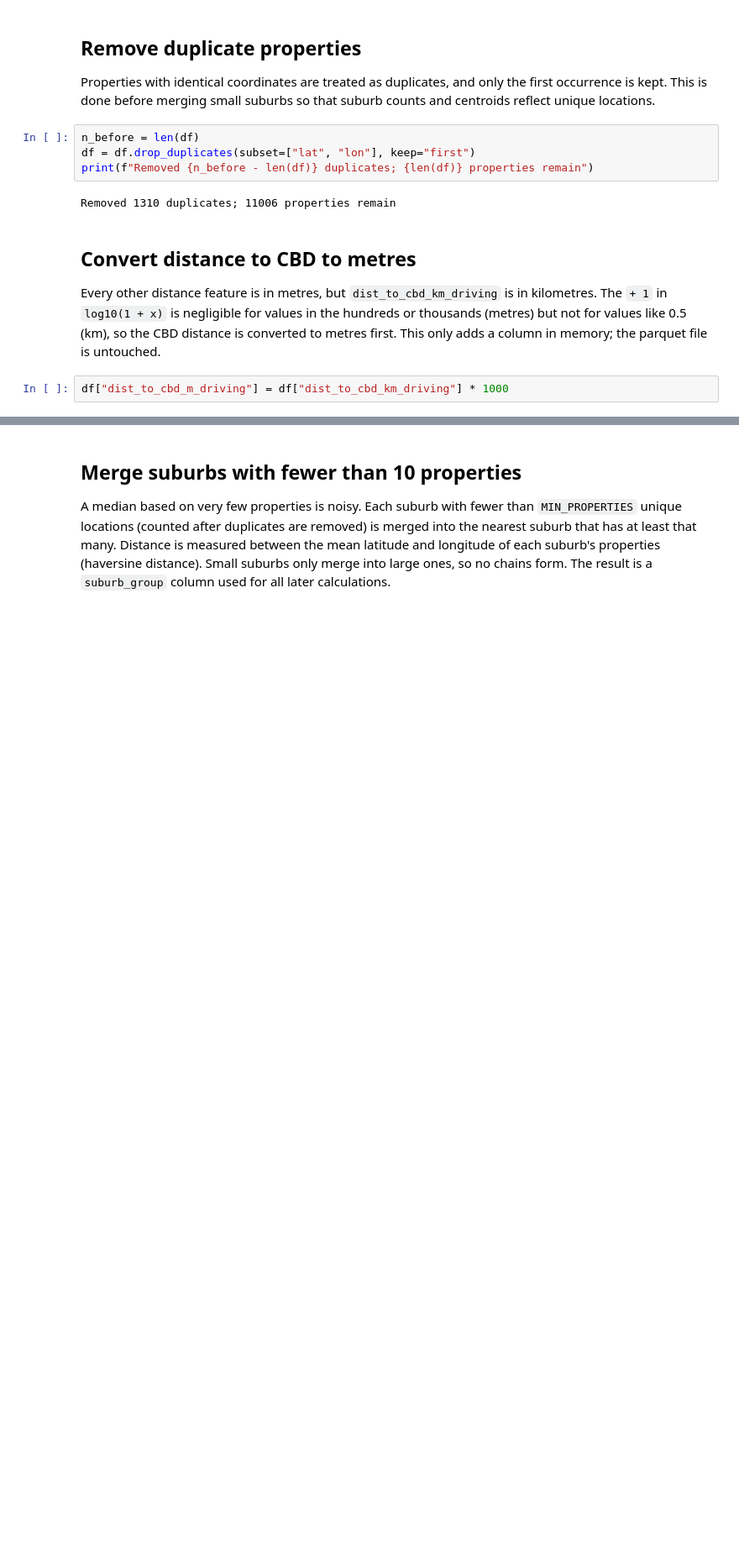
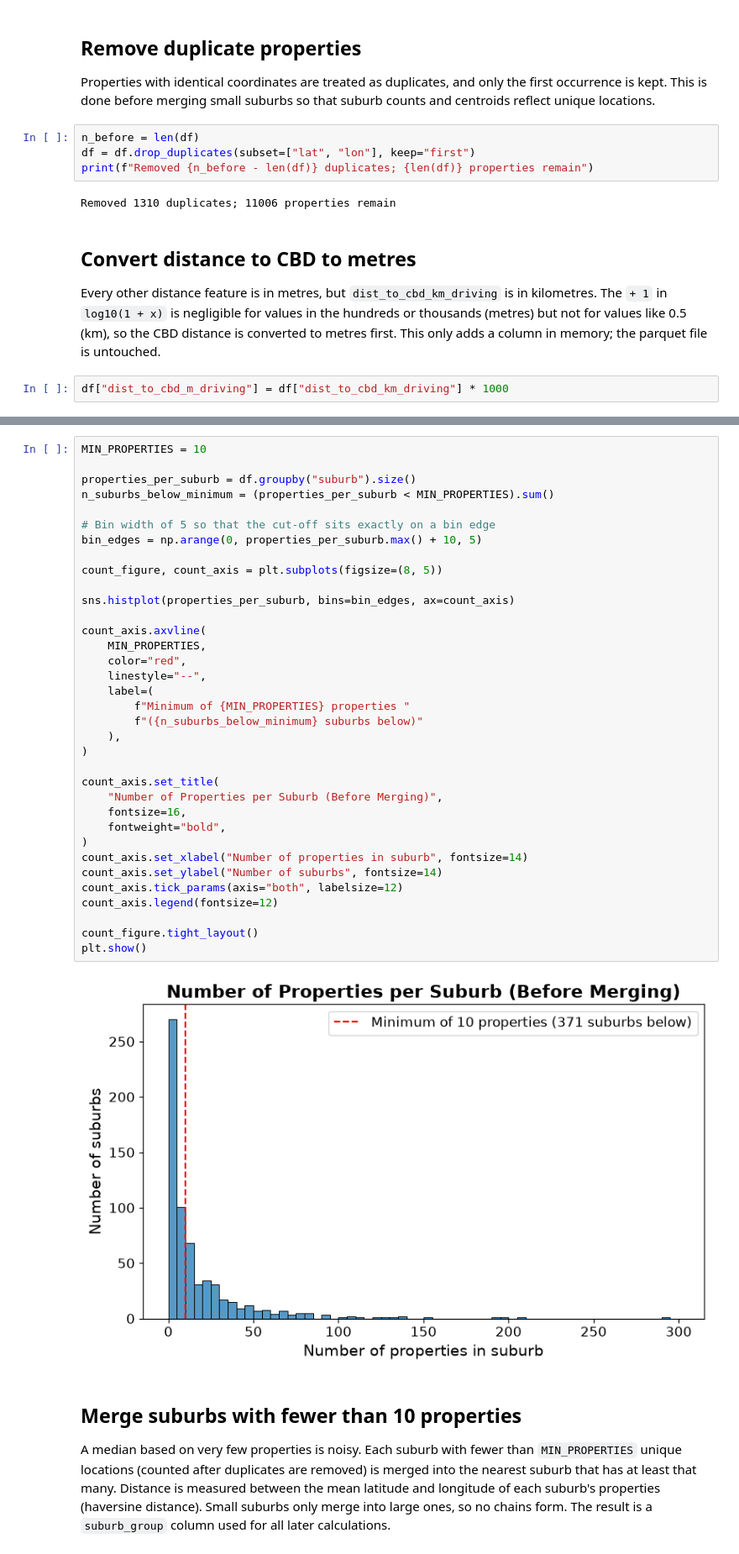
Before and after one commit to NikhilGaba49/industry-project-group-1, a Jupyter notebook: notebooks/calculate_liveability.ipynb, the cells around one changed output, grey strips where cells are left out. Shown at 84% size. Cells and saved outputs as stored; diff of their text form; blank space fills up the shorter version.

```diff
--- a/notebooks/calculate_liveability.ipynb
+++ b/notebooks/calculate_liveability.ipynb
@@ -55,3 +63,40 @@ df["dist_to_cbd_m_driving"] = df["dist_to_cbd_km_driving"] * 1000
+# %%
+MIN_PROPERTIES = 10
+
+properties_per_suburb = df.groupby("suburb").size()
+n_suburbs_below_minimum = (properties_per_suburb < MIN_PROPERTIES).sum()
+
+# Bin width of 5 so that the cut-off sits exactly on a bin edge
+bin_edges = np.arange(0, properties_per_suburb.max() + 10, 5)
+
+count_figure, count_axis = plt.subplots(figsize=(8, 5))
+
+sns.histplot(properties_per_suburb, bins=bin_edges, ax=count_axis)
+
+count_axis.axvline(
+    MIN_PROPERTIES,
+    color="red",
+    linestyle="--",
+    label=(
+        f"Minimum of {MIN_PROPERTIES} properties "
+        f"({n_suburbs_below_minimum} suburbs below)"
+    ),
+)
+
+count_axis.set_title(
+    "Number of Properties per Suburb (Before Merging)",
+    fontsize=16,
+    fontweight="bold",
+)
+count_axis.set_xlabel("Number of properties in suburb", fontsize=14)
+count_axis.set_ylabel("Number of suburbs", fontsize=14)
+count_axis.tick_params(axis="both", labelsize=12)
+count_axis.legend(fontsize=12)
+
+count_figure.tight_layout()
+plt.show()
+# %% [output]
+[figure, added]
 # %% [markdown]
 ## Merge suburbs with fewer than 10 properties
 
```
Also changed, not shown: parts of 5 cells of this notebook, 5 other files.
